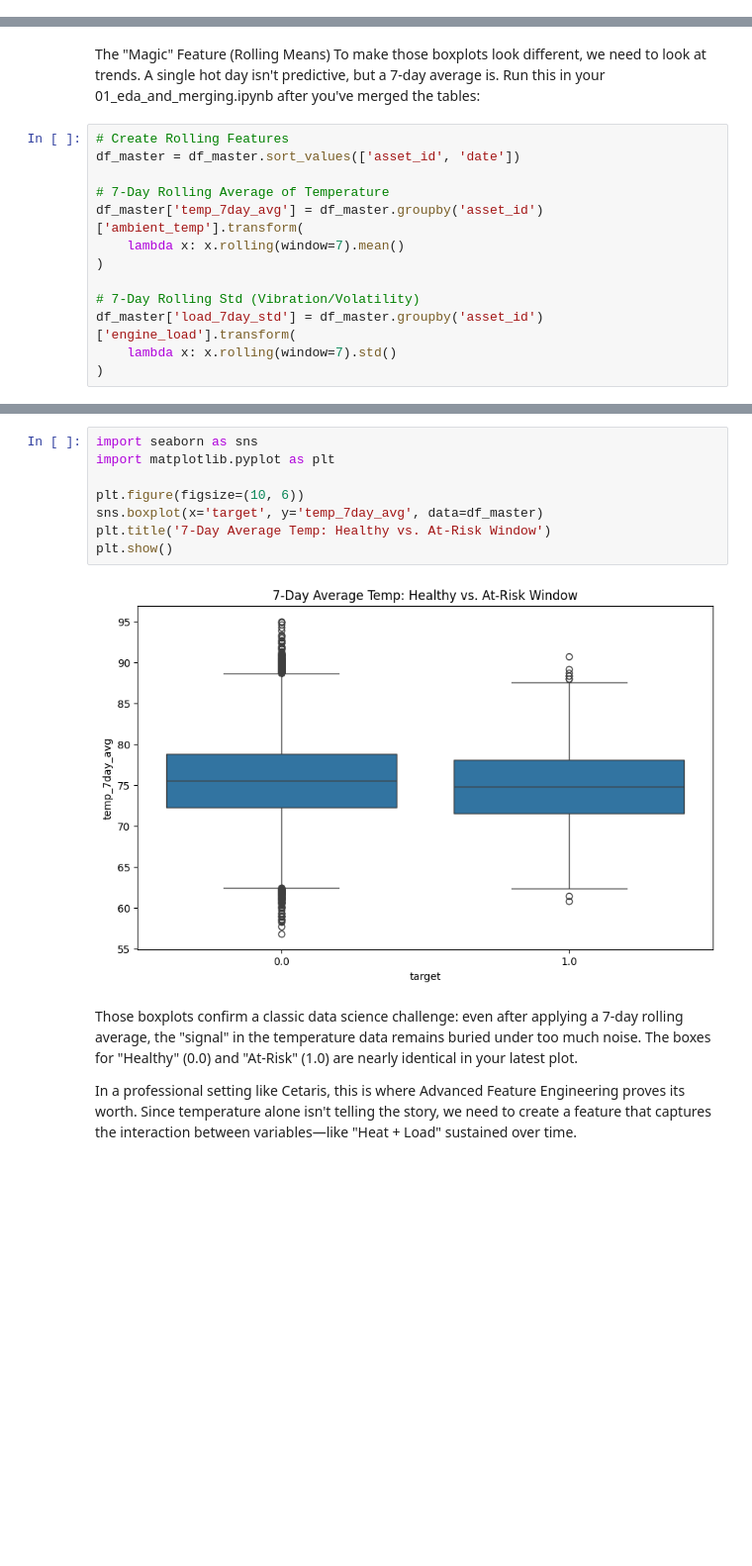
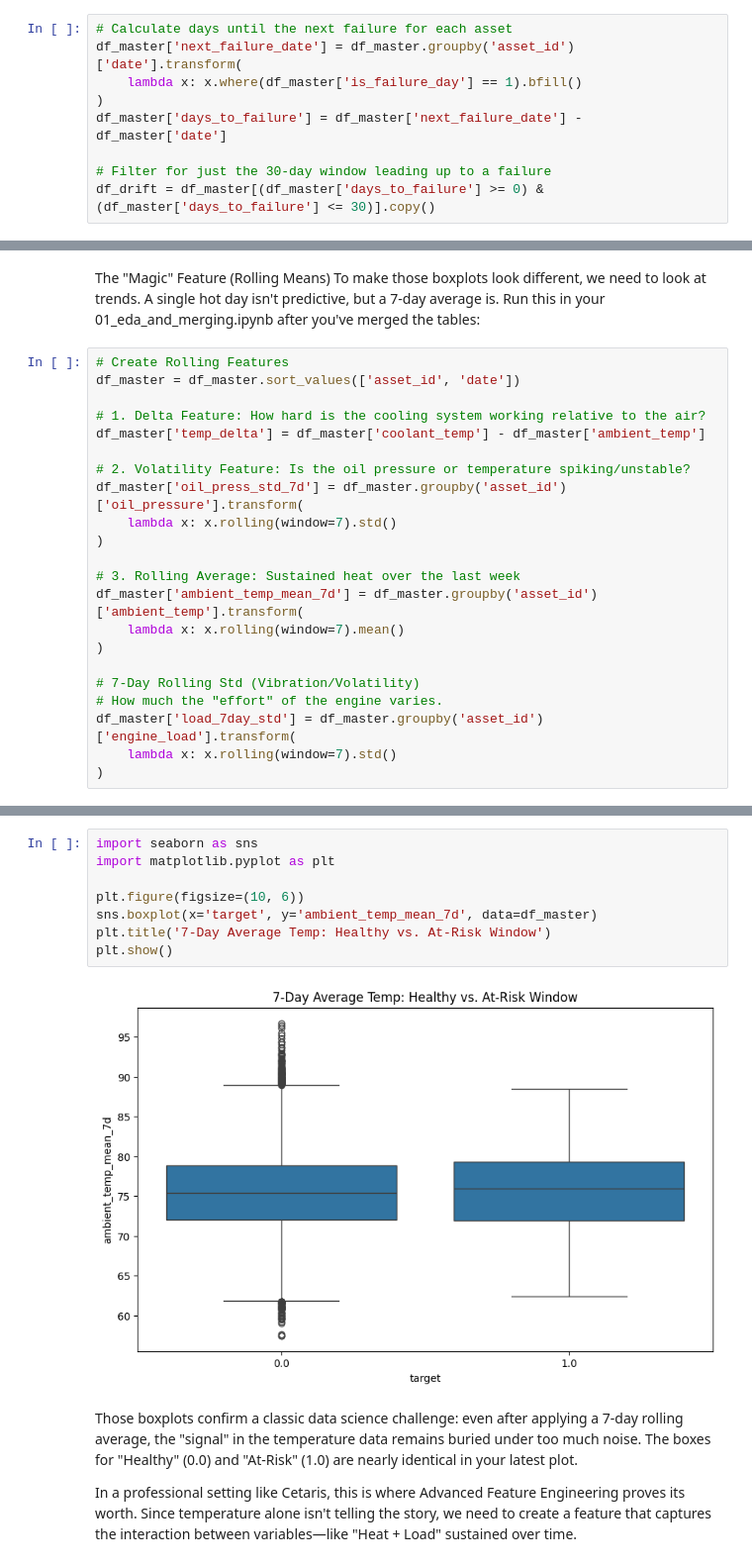
Before and after one commit to Jal247/End-to-End-Predictive-Maintenance-Pipeline, a Jupyter notebook: notebook/02_merging_and_EDA.ipynb, the cells around one changed output, grey strips where cells are left out. Shown at 99% size. Cells and saved outputs as stored; diff of their text form; blank space fills up the shorter version.

```diff
--- a/notebook/02_merging_and_EDA.ipynb
+++ b/notebook/02_merging_and_EDA.ipynb
@@ -196,0 +287,9 @@ Let's see if our "Heat Pattern" actually shows up in the data. We want to see if
+# %%
+# Calculate days until the next failure for each asset
+df_master['next_failure_date'] = df_master.groupby('asset_id')['date'].transform(
+    lambda x: x.where(df_master['is_failure_day'] == 1).bfill()
+)
+df_master['days_to_failure'] = df_master['next_failure_date'] - df_master['date']
+
+# Filter for just the 30-day window leading up to a failure
+df_drift = df_master[(df_master['days_to_failure'] >= 0) & (df_master['days_to_failure'] <= 30)].copy()
@@ -215,12 +378,21 @@ To make those boxplots look different, we need to look at trends. A single hot d
 # Create Rolling Features
 df_master = df_master.sort_values(['asset_id', 'date'])
 
-# 7-Day Rolling Average of Temperature
-df_master['temp_7day_avg'] = df_master.groupby('asset_id')['ambient_temp'].transform(
+# 1. Delta Feature: How hard is the cooling system working relative to the air?
+df_master['temp_delta'] = df_master['coolant_temp'] - df_master['ambient_temp']
+
+# 2. Volatility Feature: Is the oil pressure or temperature spiking/unstable?
+df_master['oil_press_std_7d'] = df_master.groupby('asset_id')['oil_pressure'].transform(
+    lambda x: x.rolling(window=7).std()
+)
+
+# 3. Rolling Average: Sustained heat over the last week
+df_master['ambient_temp_mean_7d'] = df_master.groupby('asset_id')['ambient_temp'].transform(
     lambda x: x.rolling(window=7).mean()
 )
 
 # 7-Day Rolling Std (Vibration/Volatility)
+# How much the "effort" of the engine varies.
 df_master['load_7day_std'] = df_master.groupby('asset_id')['engine_load'].transform(
     lambda x: x.rolling(window=7).std()
 )
@@ -230,13 +402,13 @@ Now, instead of plotting ambient_temp, plot your new temp_7day_avg.
 # %%
 import seaborn as sns
 import matplotlib.pyplot as plt
 
 plt.figure(figsize=(10, 6))
-sns.boxplot(x='target', y='temp_7day_avg', data=df_master)
+sns.boxplot(x='target', y='ambient_temp_mean_7d', data=df_master)
 plt.title('7-Day Average Temp: Healthy vs. At-Risk Window')
 plt.show()
 # %% [output]
-[figure, old version]
+[figure, new version]
 # %% [markdown]
 Those boxplots confirm a classic data science challenge: even after applying a 7-day rolling average, the "signal" in the temperature data remains buried under too much noise. The boxes for "Healthy" (0.0) and "At-Risk" (1.0) are nearly identical in your latest plot.
 
```
Also changed, not shown: parts of 35 cells of this notebook, 8 other files.
